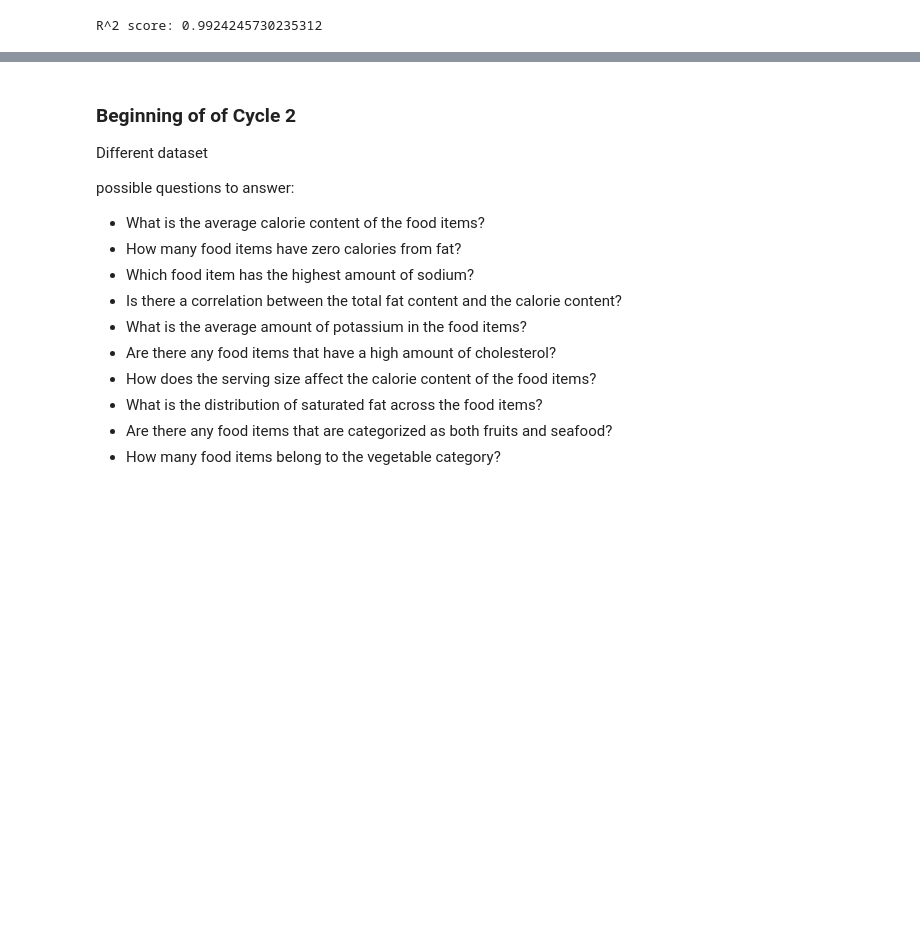
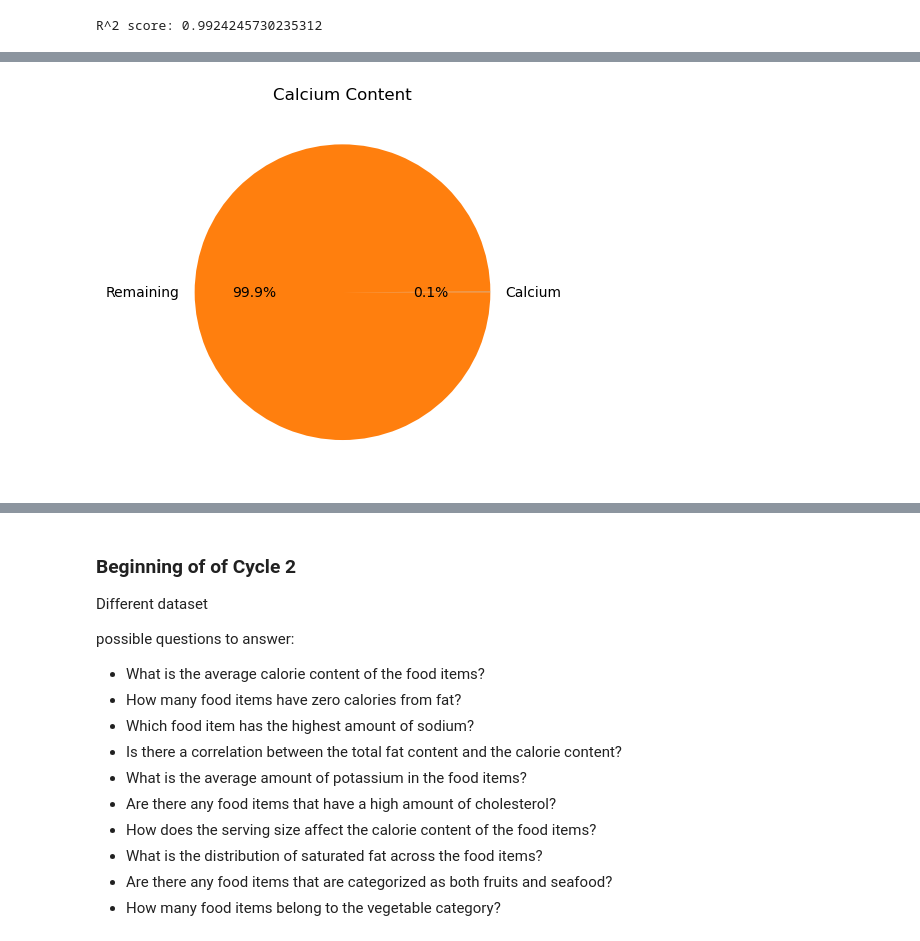
Before and after one commit to HardoModo/Dev10-Capstone, a Jupyter notebook: Janeel/Food_nutrient.ipynb, the cells around one changed output, grey strips where cells are left out. Cells and saved outputs as stored; diff of their text form; code cells hidden in the pictures; blank space fills up the shorter version.

Commit message:
added a visual to first cycle..connection spoty not sure if it will be added

```diff
--- a/Janeel/Food_nutrient.ipynb
+++ b/Janeel/Food_nutrient.ipynb
@@ -210,0 +204,7 @@ KeyError: 'Vit_C_USRDA'
+# %%
+calcium = df['Calcium_USRDA'].mean()
+plt.pie([calcium, 100 - calcium], labels=['Calcium', 'Remaining'], autopct='%1.1f%%')
+plt.title('Calcium Content')
+plt.show()
+# %% [output]
+[figure, added]
```
Also changed, not shown: parts of 33 cells of this notebook.
